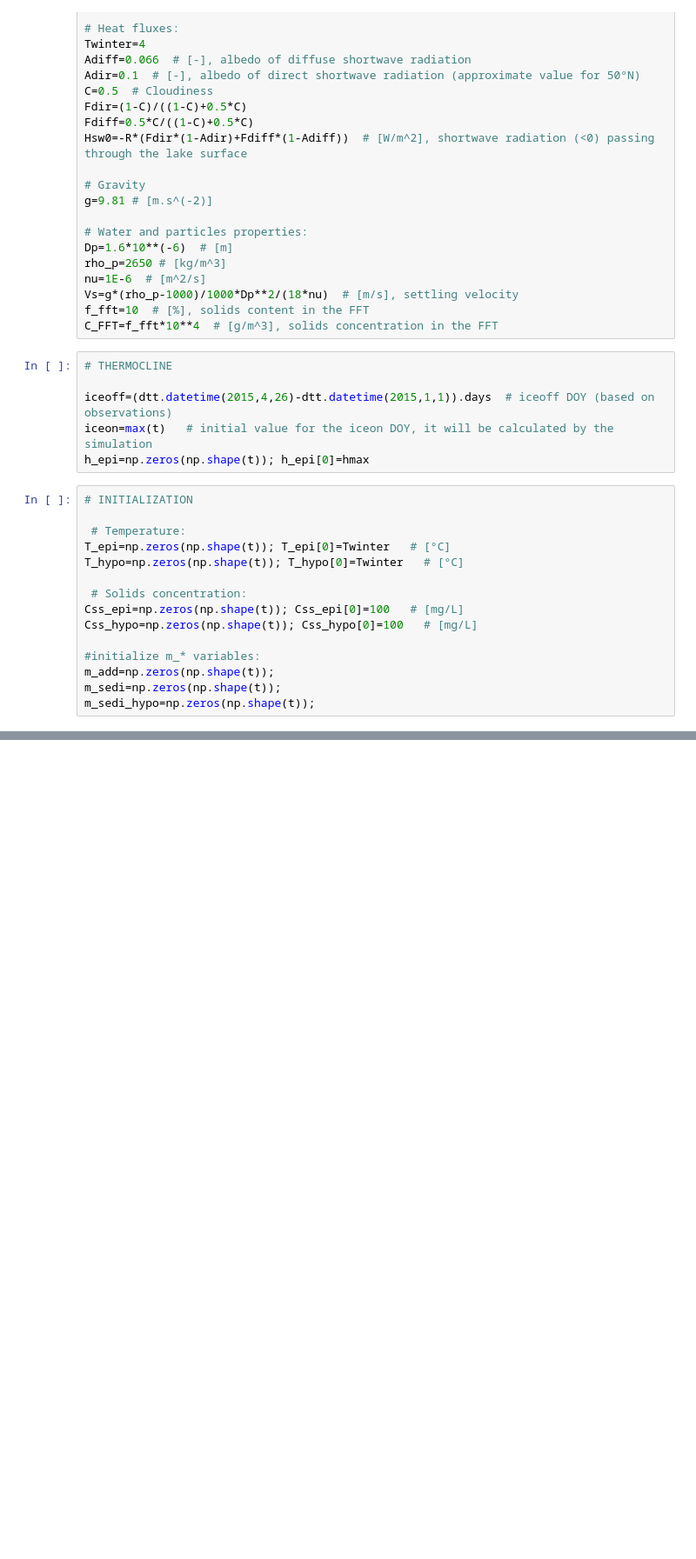
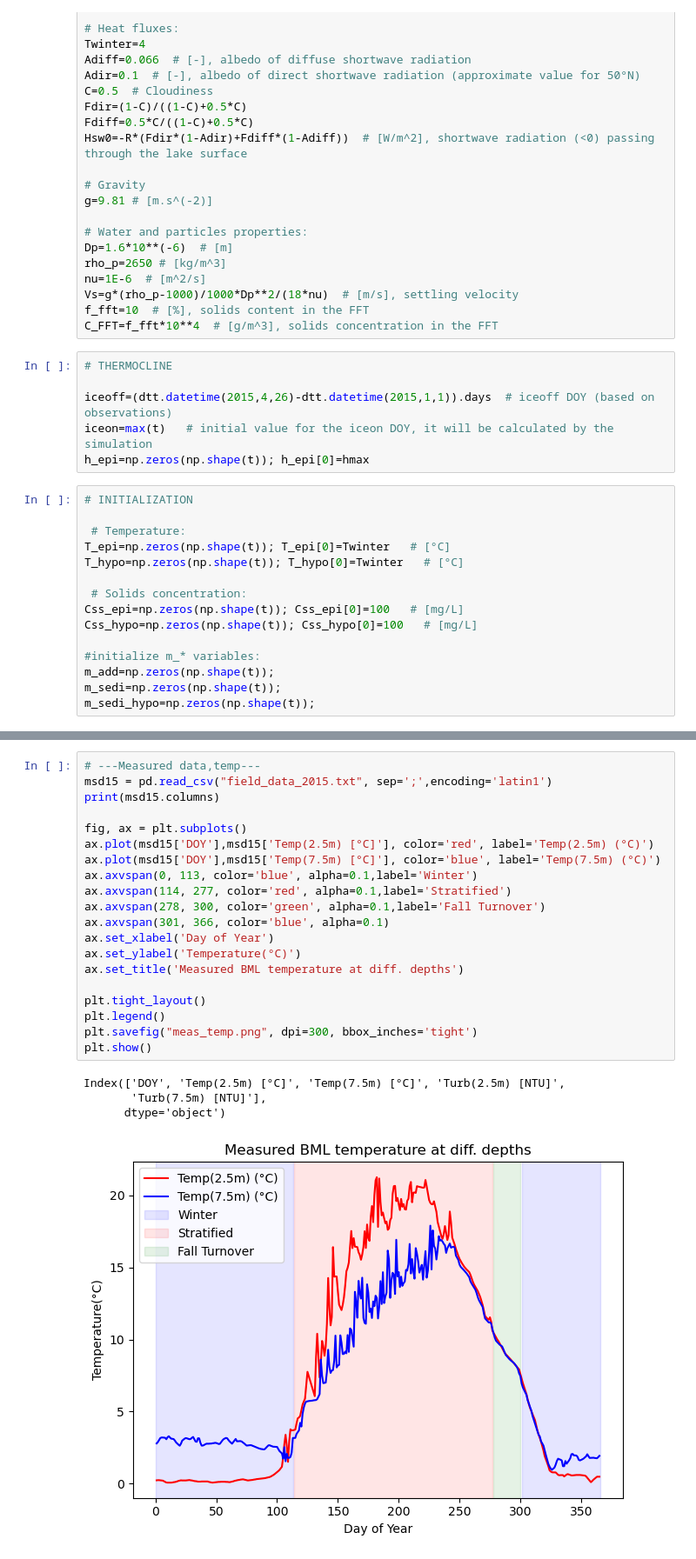
Before and after one commit to YangYQing/Lake_3_coding, a Jupyter notebook: lake_model_AIR.ipynb, the cells around one changed output, grey strips where cells are left out. Shown: that part at 87% size. Saved outputs shown, nothing was run; the diff lists cells and outputs as text; blank space fills up the shorter version.

```diff
--- a/lake_model_AIR.ipynb
+++ b/lake_model_AIR.ipynb
@@ -569,0 +592,25 @@ NameError: name 'timestep' is not defined
+# %%
+# ---Measured data,temp---
+msd15 = pd.read_csv("field_data_2015.txt", sep=';',encoding='latin1')
+print(msd15.columns)
+
+fig, ax = plt.subplots()
+ax.plot(msd15['DOY'],msd15['Temp(2.5m) [°C]'], color='red', label='Temp(2.5m) (°C)')
+ax.plot(msd15['DOY'],msd15['Temp(7.5m) [°C]'], color='blue', label='Temp(7.5m) (°C)')
+ax.axvspan(0, 113, color='blue', alpha=0.1,label='Winter')
+ax.axvspan(114, 277, color='red', alpha=0.1,label='Stratified')
+ax.axvspan(278, 300, color='green', alpha=0.1,label='Fall Turnover')
+ax.axvspan(301, 366, color='blue', alpha=0.1)
+ax.set_xlabel('Day of Year')
+ax.set_ylabel('Temperature(°C)')
+ax.set_title('Measured BML temperature at diff. depths')
+
+plt.tight_layout()
+plt.legend()
+plt.savefig("meas_temp.png", dpi=300, bbox_inches='tight')
+plt.show()
+# %% [output]
+Index(['DOY', 'Temp(2.5m) [°C]', 'Temp(7.5m) [°C]', 'Turb(2.5m) [NTU]',
+       'Turb(7.5m) [NTU]'],
+      dtype='object')
+[figure, added]
```
Also changed, not shown: parts of 8 cells of this notebook.
